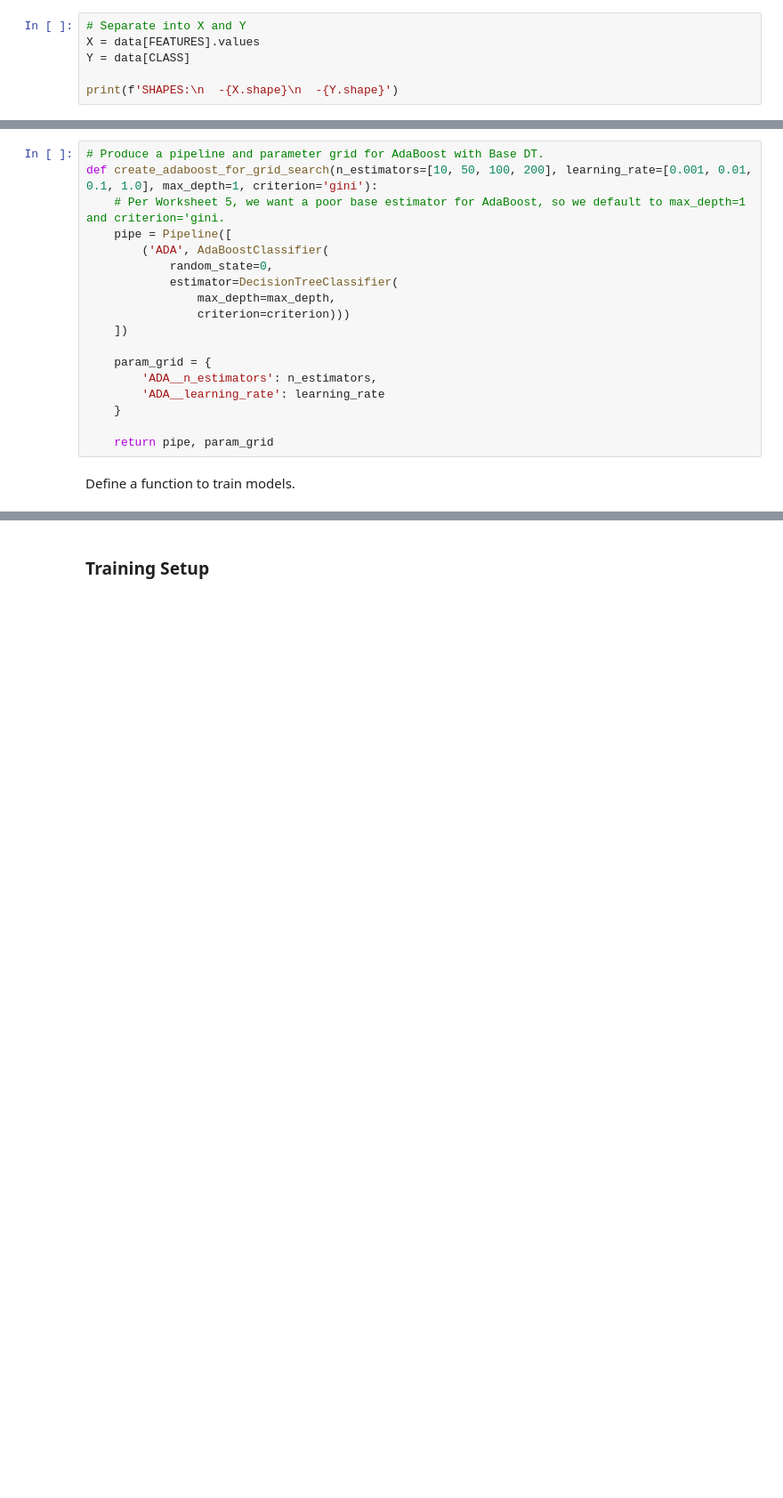
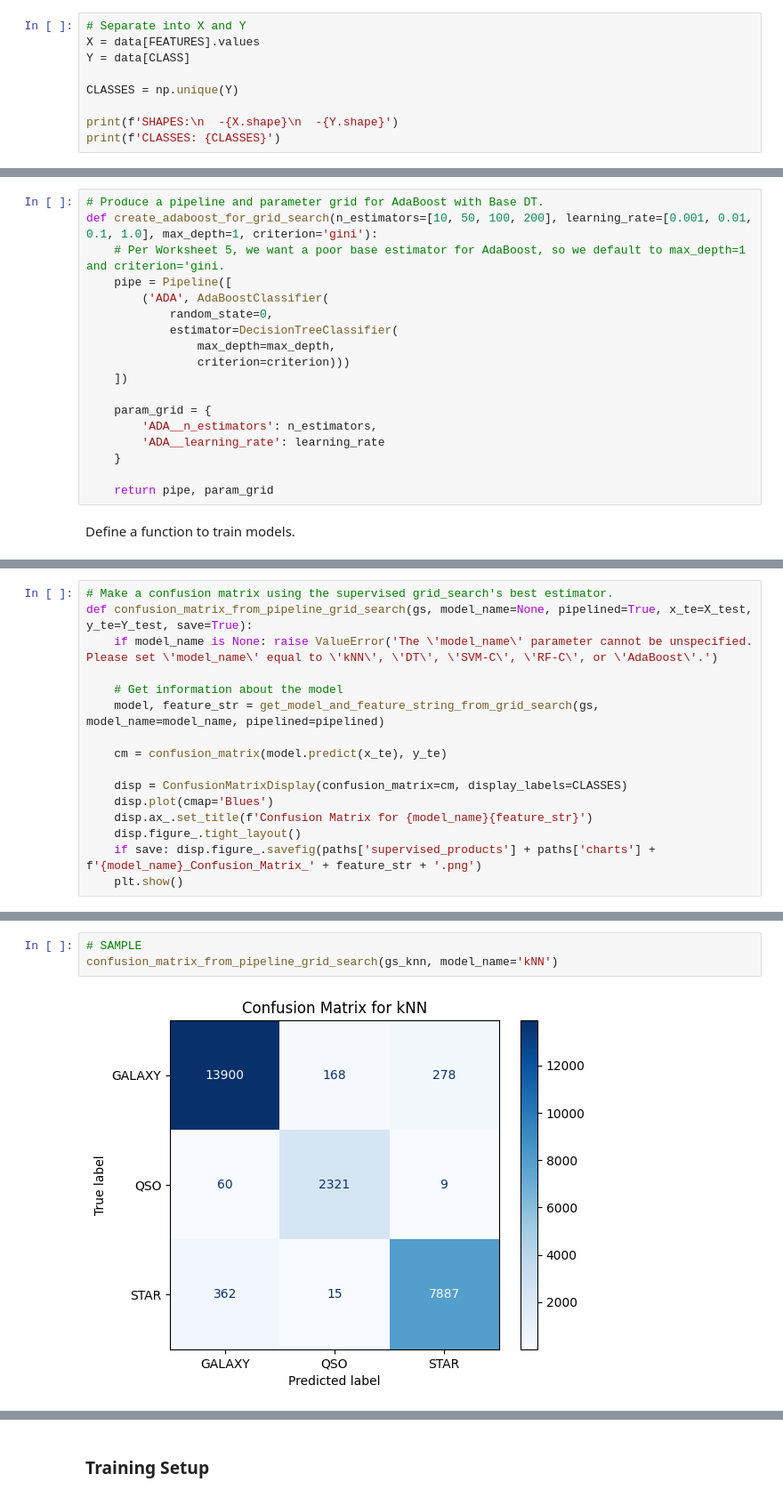
Before and after one commit to eli-johnson-04/sdss-performance-comparison, a Jupyter notebook: script.ipynb, the cells around one changed output, grey strips where cells are left out. Shown: that part at 89% size. Saved outputs shown, nothing was run; the diff lists cells and outputs as text; blank space fills up the shorter version.

```diff
--- a/script.ipynb
+++ b/script.ipynb
@@ -122,7 +124,10 @@ data
 X = data[FEATURES].values
 Y = data[CLASS]
 
+CLASSES = np.unique(Y)
+
 print(f'SHAPES:\n  -{X.shape}\n  -{Y.shape}')
+print(f'CLASSES: {CLASSES}')
 # %% [output]
 SHAPES:
   -(100000, 10)
@@ -283,0 +352,16 @@ def get_grid_search_results(pipe, param_grid, x_train=X_train, x_test=X_test, y_
+# %%
+# Make a confusion matrix using the supervised grid_search's best estimator.
+def confusion_matrix_from_pipeline_grid_search(gs, model_name=None, pipelined=True, x_te=X_test, y_te=Y_test, save=True):
+    if model_name is None: raise ValueError('The \'model_name\' parameter cannot be unspecified. Please set \'model_name\' equal to \'kNN\', \'DT\', \'SVM-C\', \'RF-C\', or \'AdaBoost\'.')
+
+    # Get information about the model
+    model, feature_str = get_model_and_feature_string_from_grid_search(gs, model_name=model_name, pipelined=pipelined)
+
+    cm = confusion_matrix(model.predict(x_te), y_te)
+
+    disp = ConfusionMatrixDisplay(confusion_matrix=cm, display_labels=CLASSES)
+    disp.plot(cmap='Blues')
+    disp.ax_.set_title(f'Confusion Matrix for {model_name}{feature_str}')
+    disp.figure_.tight_layout()
+    if save: disp.figure_.savefig(paths['supervised_products'] + paths['charts'] + f'{model_name}_Confusion_Matrix_' + feature_str + '.png')
+    plt.show()
@@ -292,0 +403,5 @@ Test Score: 0.9684
+# %%
+# SAMPLE
+confusion_matrix_from_pipeline_grid_search(gs_knn, model_name='kNN')
+# %% [output]
+[figure, added]
```
Also changed, not shown: parts of 27 cells of this notebook, 5 other files.
